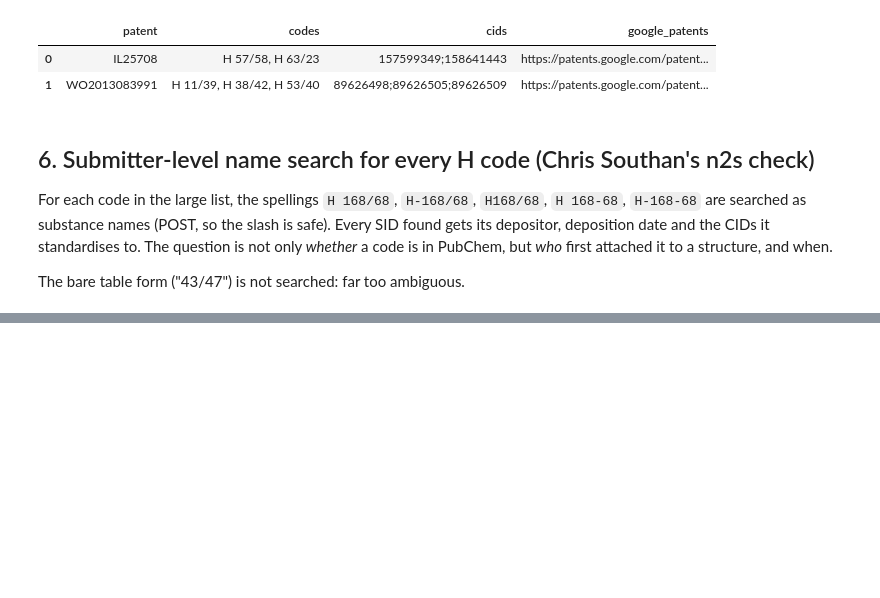
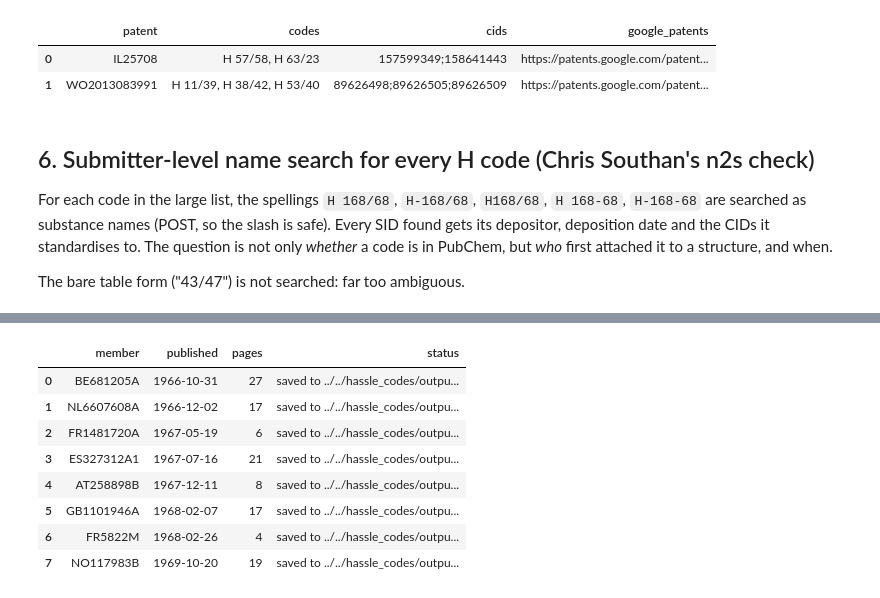
Before and after one commit to kerfors/development-code-archaeology, a Jupyter notebook: hassle_codes/notebooks/hassle_pubchem_patents.ipynb, the cells around one changed output, grey strips where cells are left out. Saved outputs shown, nothing was run; the diff lists cells and outputs as text; code cells hidden in the pictures; blank space fills up the shorter version.

```diff
--- a/hassle_codes/notebooks/hassle_pubchem_patents.ipynb
+++ b/hassle_codes/notebooks/hassle_pubchem_patents.ipynb
@@ -365 +511,36 @@ patent-table codes with any SID: []
+# %%
+IMG_DIR = REPO_ROOT / "hassle_codes/output/epo_images"
+img_rows = []
+for r in dating_candidates.itertuples():
+    inq = ops_get(f"published-data/publication/docdb/{r.country}.{r.number}.{r.kind}/images")
+    if inq is None:
+        img_rows.append({"member": r.member, "published": r.published, "pages": 0, "status": "no images in OPS"})
+        continue
+    results = as_list(inq["ops:world-patent-data"]["ops:document-inquiry"]["ops:inquiry-result"])
+    full = [i for res in results for i in as_list(res.get("ops:document-instance"))
+            if i.get("@desc") == "FullDocument"]
+    if not full:
+        img_rows.append({"member": r.member, "published": r.published, "pages": 0, "status": "no full document"})
+        continue
+    inst = full[0]
+    pages = int(inst["@number-of-pages"])
+    d = IMG_DIR / r.member
+    d.mkdir(parents=True, exist_ok=True)
+    for n in range(1, pages + 1):
+        pdf = ops_get(f"{inst['@link']}?Range={n}", accept="application/pdf", binary=True)
+        assert pdf is not None, f"{r.member} page {n} listed but not delivered"
+        (d / f"page_{n:03d}.pdf").write_bytes(pdf)
+    img_rows.append({"member": r.member, "published": r.published, "pages": pages, "status": f"saved to {d}"})
+epo_images = pd.DataFrame(img_rows, columns=["member", "published", "pages", "status"])
+epo_images
+# %% [output]
+|  | member | published | pages | status |
+| 0 | BE681205A | 1966-10-31 | 27 | saved to ../../hassle_codes/outpu... |
+| 1 | NL6607608A | 1966-12-02 | 17 | saved to ../../hassle_codes/outpu... |
+| 2 | FR1481720A | 1967-05-19 | 6 | saved to ../../hassle_codes/outpu... |
+| 3 | ES327312A1 | 1967-07-16 | 21 | saved to ../../hassle_codes/outpu... |
+| 4 | AT258898B | 1967-12-11 | 8 | saved to ../../hassle_codes/outpu... |
+| 5 | GB1101946A | 1968-02-07 | 17 | saved to ../../hassle_codes/outpu... |
+| 6 | FR5822M | 1968-02-26 | 4 | saved to ../../hassle_codes/outpu... |
+| 7 | NO117983B | 1969-10-20 | 19 | saved to ../../hassle_codes/outpu... |
 # %% [markdown]
```
Also changed, not shown: parts of 6 cells of this notebook, 1 other file.
